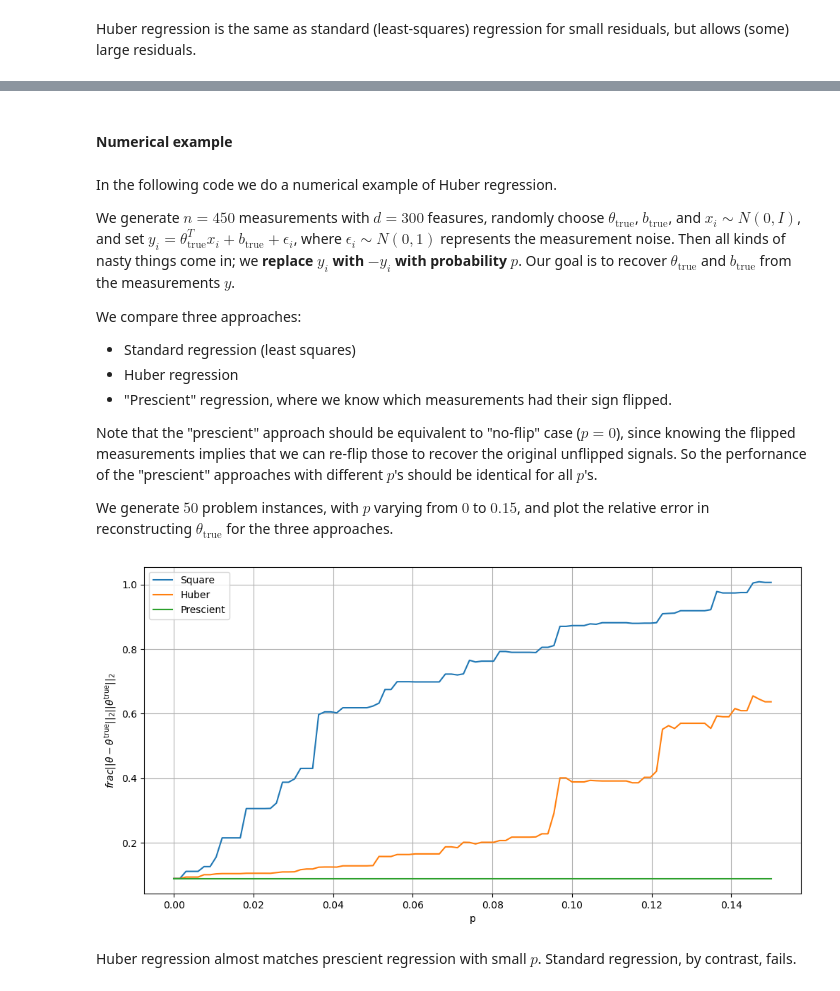
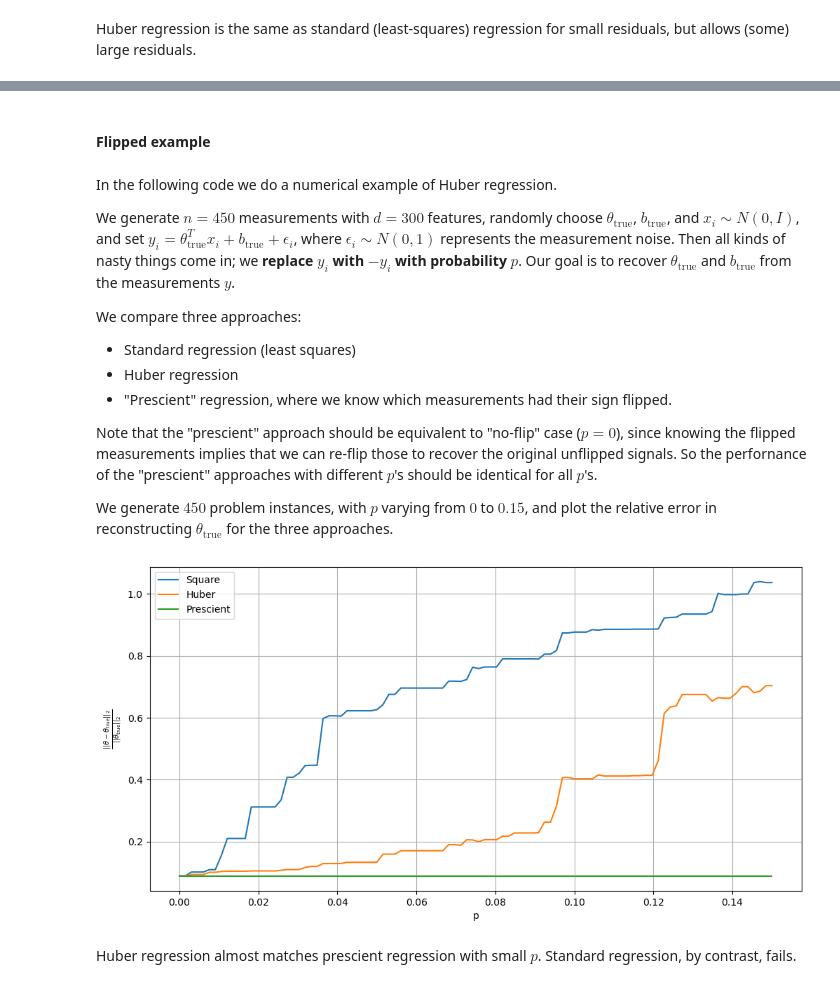
Before and after one commit to MIE424-2023/lab6-cvxpy, a Jupyter notebook: Lab 6.ipynb, the cells around one changed output, grey strips where cells are left out. Cells and saved outputs as stored; diff of their text form; code cells hidden in the pictures.

```diff
--- a/Lab 6.ipynb
+++ b/Lab 6.ipynb
@@ -434,0 +477,20 @@ Huber regression is the same as standard (least-squares) regression for small re
+# %%
+# decision variavbles
+θ = cp.Variable(d)
+b = cp.Variable()
+
+# standard regression problem
+cost = cp.norm(X @ θ + b - y)
+prob = cp.Problem(cp.Minimize(cost))
+prob.solve()
+θ_ols, b_ols = θ.value, b.value
+
+# Huber regression with different threhold
+t_vals = [20, 15, 10, 5, 1]
+θs_huber, bs_huber = [], []
+for t in t_vals:
+    cost = cp.sum(cp.huber(X @ θ + b - y, t))
+    prob = cp.Problem(cp.Minimize(cost))
+    prob.solve()
+    θs_huber.append(θ.value)
+    bs_huber.append(b.value)
@@ -435,9 +512,9 @@ Huber regression is the same as standard (least-squares) regression for small re
 # %% [markdown]
-#### Numerical example
+#### Flipped example
 # %% [markdown]
 In the following code we do a numerical example of Huber regression.
 
-We generate $n=450$ measurements with $d=300$ feasures, randomly choose $\theta_\text{true}$, $b_\text{true}$, and $x_i \sim N(0,I)$, and set $y_i = \theta_\text{true}^Tx_i + b_\text{true} + \epsilon_i$, where $\epsilon_i \sim N(0,1)$ represents the measurement noise. Then all kinds of nasty things come in; we **replace $y_i$ with $-y_i$ with probability $p$**. Our goal is to recover $\theta_\text{true}$ and $b_\text{true}$ from the measurements $y$.
+We generate $n=450$ measurements with $d=300$ features, randomly choose $\theta_\text{true}$, $b_\text{true}$, and $x_i \sim N(0,I)$, and set $y_i = \theta_\text{true}^Tx_i + b_\text{true} + \epsilon_i$, where $\epsilon_i \sim N(0,1)$ represents the measurement noise. Then all kinds of nasty things come in; we **replace $y_i$ with $-y_i$ with probability $p$**. Our goal is to recover $\theta_\text{true}$ and $b_\text{true}$ from the measurements $y$.
 
 We compare three approaches:
 
@@ -447,16 +524,16 @@ We compare three approaches:
 
 Note that the "prescient" approach should be equivalent to "no-flip" case ($p=0$), since knowing the flipped measurements implies that we can re-flip those to recover the original unflipped signals. So the perfornance of the "prescient" approaches with different $p$'s should be identical for all $p$'s.
 
-We generate $50$ problem instances, with $p$ varying from $0$ to $0.15$, and plot the relative error in reconstructing $\theta_\text{true}$ for the three approaches.
+We generate $450$ problem instances, with $p$ varying from $0$ to $0.15$, and plot the relative error in reconstructing $\theta_\text{true}$ for the three approaches.
 # %%
 # init
 np.random.seed(1)
 n, d = 450, 300
-theta_true = np.random.randn(d)
+θ_true = np.random.randn(d)
 b_true = np.random.randn()
 # generate data
 X = np.random.randn(n,d)
-y_orig = X @ theta_true + np.random.randn(n)
+y_orig = X @ θ_true + b_true + np.random.randn(n)
 # flip sign
 p = 0.08
 sign = 2 * np.random.binomial(1, 1-p, size=(n,)) - 1
@@ -471,41 +548,41 @@ for i, p in tqdm(enumerate(p_vals)):
     # generate the sign changes
     np.random.seed(1)
     sign = 2 * np.random.binomial(1, 1-p, size=(n,)) - 1
-    y_flip = sign * (X @ theta_true + np.random.randn(n))
+    y_flip = sign * (X @ θ_true + b_true + np.random.randn(n))
 
     # parameters
-    theta = cp.Variable(d)
+    θ = cp.Variable(d)
     b = cp.Variable()
-    fit = cp.norm(theta - theta_true) / cp.norm(theta_true)
+    fit = cp.norm(θ - θ_true) / cp.norm(θ_true)
 
     # standard regression problem
-    cost = cp.norm(X @ theta + b - y_flip)
+    cost = cp.norm(X @ θ + b - y_flip)
     prob = cp.Problem(cp.Minimize(cost))
     prob.solve()
     lsq_data[i] = fit.value
 
     # Huber regression
-    cost = cp.sum(cp.huber(X @ theta + b - y_flip, 1))
+    cost = cp.sum(cp.huber(X @ θ + b - y_flip, 1))
     prob = cp.Problem(cp.Minimize(cost))
     prob.solve()
     huber_data[i] = fit.value
 
     # prescient regression problem
-    cost = cp.norm(cp.multiply(sign, X @ theta + b) - y_flip)
+    cost = cp.norm(cp.multiply(sign, X @ θ + b) - y_flip)
     prob = cp.Problem(cp.Minimize(cost))
     prob.solve()
     prescient_data[i] = fit.value
 # %%
 plt.figure(figsize=(12,6))
 plt.plot(p_vals, lsq_data, label="Square")
 plt.plot(p_vals, huber_data, label="Huber")
 plt.plot(p_vals, prescient_data, label="Prescient")
-plt.ylabel(r"$frac||{\theta - \theta^\mathrm{true} ||_2}{||\theta^\mathrm{true} ||_2}$")
+plt.ylabel(r"$\frac{||{\theta - \theta_\mathrm{true}||_2}} {||\theta_\mathrm{true}||_2}$")
 plt.xlabel("p")
 plt.grid()
 plt.legend()
 plt.show()
 # %% [output]
-[figure, old version]
+[figure, new version]
 # %% [markdown]
 Huber regression almost matches prescient regression with small $p$. Standard regression, by contrast, fails.
```
Also changed, not shown: parts of 11 cells of this notebook.
